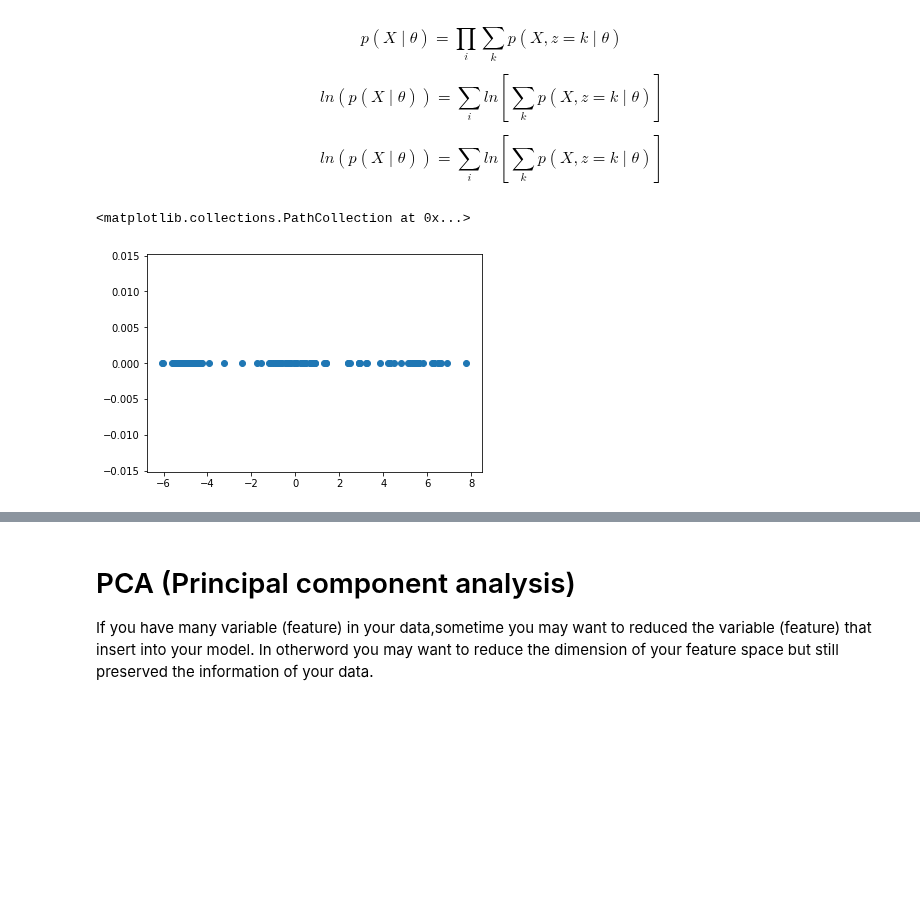
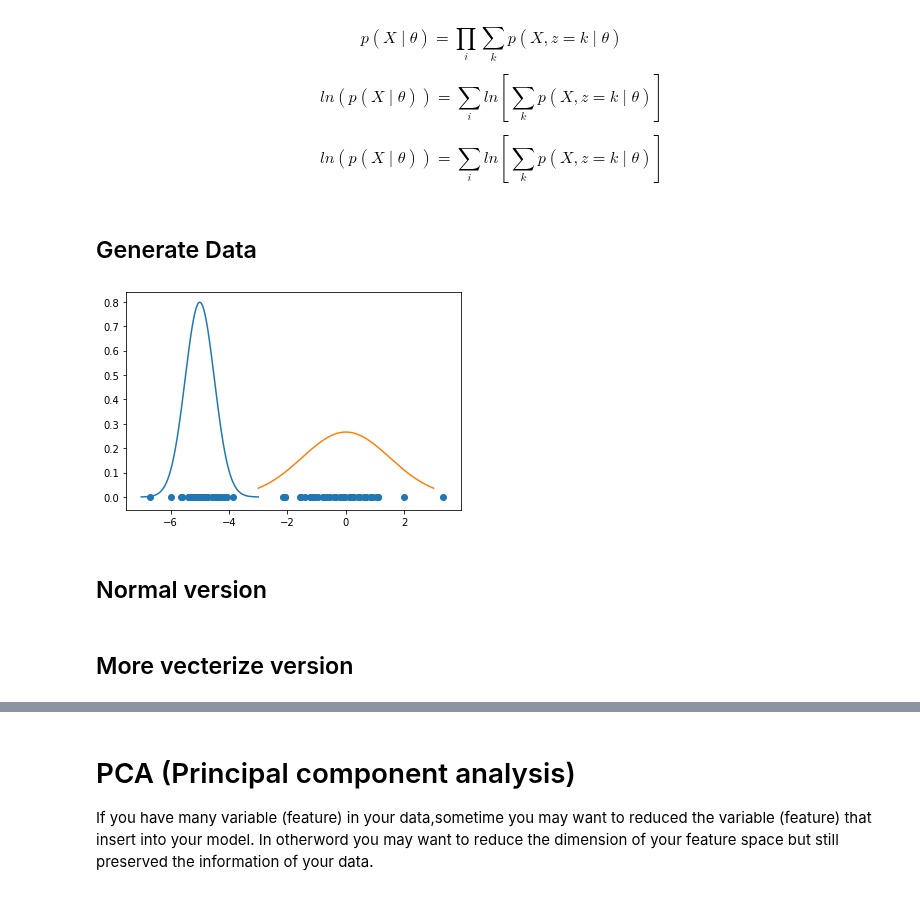
Before and after one commit to 44REAM/AI_mahidol, a Jupyter notebook: week2.ipynb, the cells around one changed output, grey strips where cells are left out. Saved outputs shown, nothing was run; the diff lists cells and outputs as text; code cells hidden in the pictures; blank space fills up the shorter version.

```diff
--- a/week2.ipynb
+++ b/week2.ipynb
@@ -205,20 +205,31 @@ $$p(X \mid \theta) = \prod_i \sum_{k}  p(X, z = k \mid \theta)$$
 $$ln(p(X \mid \theta)) = \sum_i ln [ \sum_{k} p(X, z = k \mid \theta)]$$
 
 $$ln(p(X \mid \theta)) = \sum_i ln [ \sum_{k} p(X, z = k \mid \theta)]$$
+# %% [markdown]
+## Generate Data
 # %%
 import numpy as np
 import matplotlib.pyplot as plt
 from scipy.stats import norm
 
 x1 = np.random.randn(40)*0.5-5
 x2 = np.random.randn(50)
 x3 = np.random.randn(30)*1.5+5
 
-y = np.zeros(120)
+y = np.zeros(90)
 
-x = np.concatenate((x1,x2,x3))
+x = np.concatenate((x1,x2))
+g1 = np.linspace(-7,-3,1000)
+y1 = norm.pdf(g1, -5, 0.5)
 
+g2 = np.linspace(-3,3,1000)
+y2 = norm.pdf(g2, 0, 1.5)
+
+plt.plot(g1,y1)
+plt.plot(g2,y2)
 plt.scatter(x,y)
+plt.show()
 # %% [output]
-<matplotlib.collections.PathCollection at 0x...>
-[figure, old version]
+[figure, new version]
+# %% [markdown]
+## Normal version
@@ -225,3 +289,5 @@ plt.scatter(x,y)
+# %% [markdown]
+## More vecterize version
 # %%
 # It is better if you initialize with K-mean first to help GMM convert faster
 def initialize(cluster):
```
Also changed, not shown: parts of 6 cells of this notebook.
